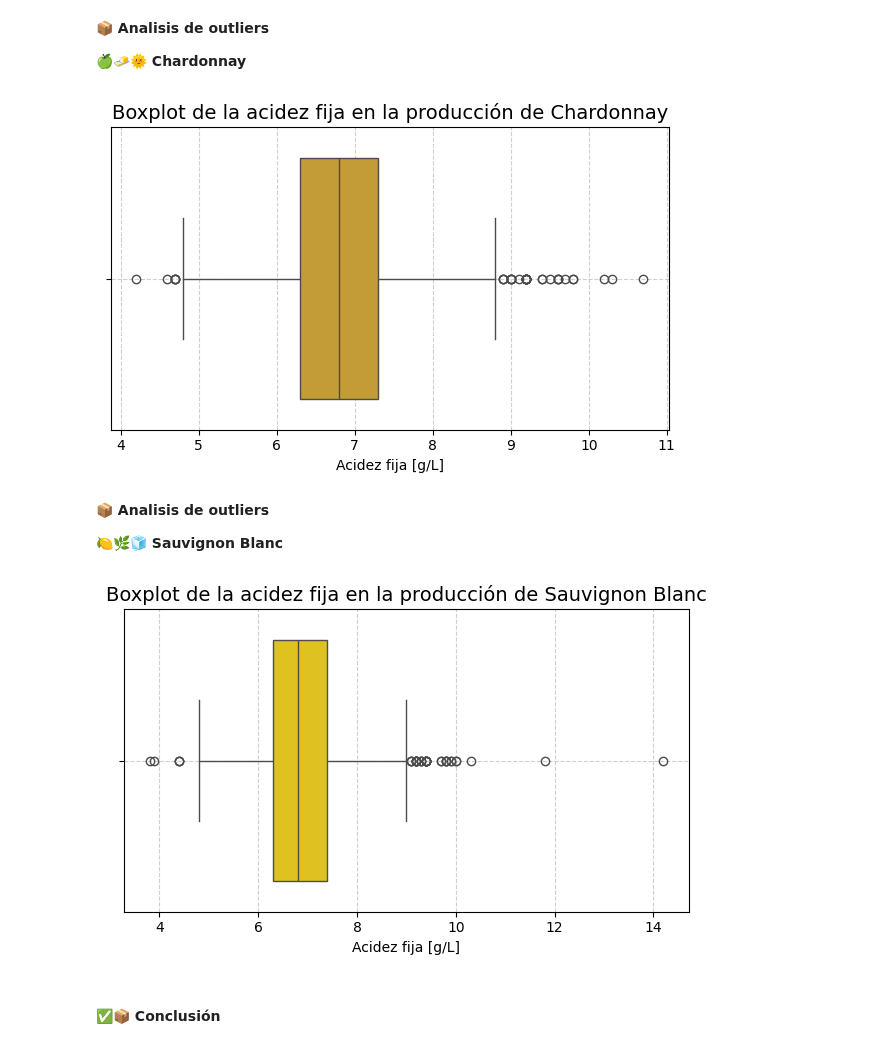
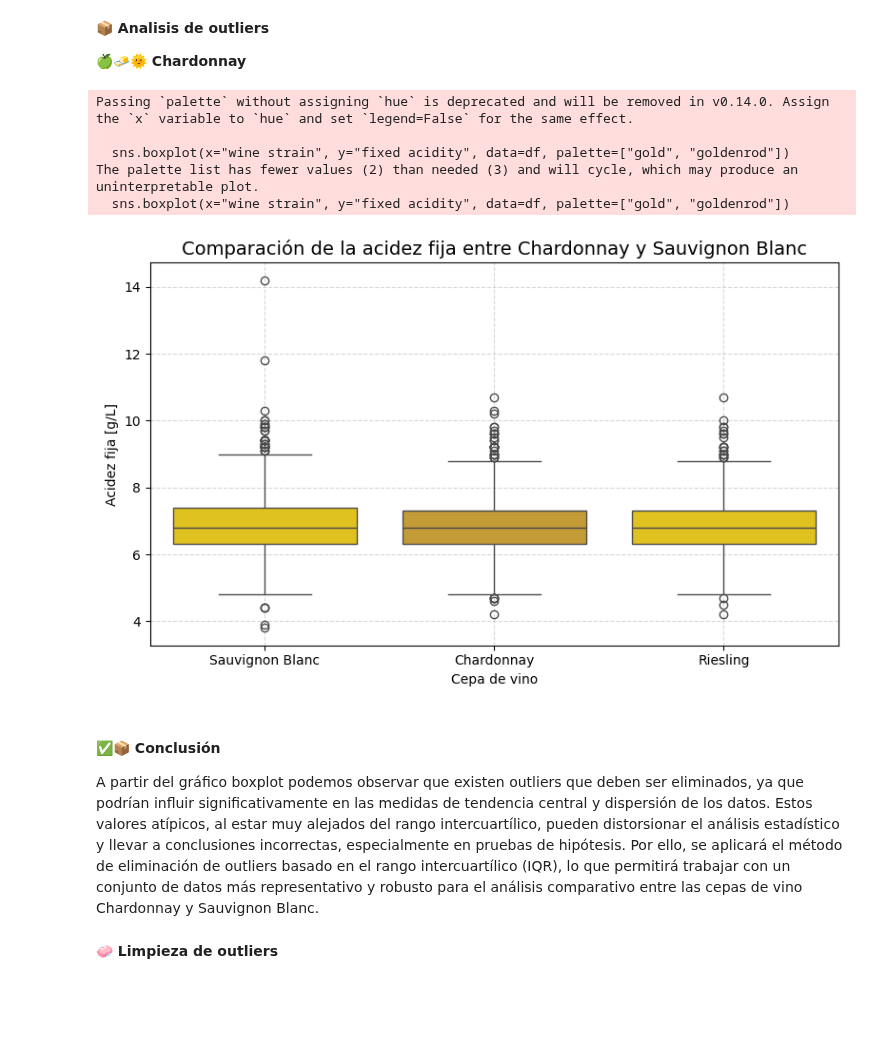
Before and after one commit to diadasiachilensis/data-science, a Jupyter notebook: ejercicios/8.vino/analisis.ipynb, the cells around one changed output. Saved outputs shown, nothing was run; the diff lists cells and outputs as text; code cells hidden in the pictures; blank space fills up the shorter version.

Commit message:
vinos v.1.4

```diff
--- a/ejercicios/8.vino/analisis.ipynb
+++ b/ejercicios/8.vino/analisis.ipynb
@@ -243,33 +243,27 @@ A pesar de que la visualización mediante el gráfico KDE sugiere una distribuci
 **📦 Analisis de outliers**
 
  **🍏🧈🌞 Chardonnay**
-# %%
-fig=plt.figure(figsize=(6,4))
-sns.boxplot(x=chardonnay,color='goldenrod')
-
-# Detalles visuales
-plt.title('Boxplot de la acidez fija en la producción de Chardonnay', fontsize=14)
-plt.xlabel('Acidez fija [g/L]')
-plt.grid(True, linestyle='--', alpha=0.6)
-plt.tight_layout()
-plt.show()
-# %% [output]
-[figure, removed]
-# %% [markdown]
-**📦 Analisis de outliers**
-
-**🍋🌿🧊 Sauvignon Blanc**
-# %%
-fig=plt.figure(figsize=(6,4))
-sns.boxplot(x=sauvignon,color='gold')
-
-# Detalles visuales
-plt.title('Boxplot de la acidez fija en la producción de Sauvignon Blanc', fontsize=14)
-plt.xlabel('Acidez fija [g/L]')
-plt.grid(True, linestyle='--', alpha=0.6)
-plt.tight_layout()
-plt.show()
-# %% [output]
-[figure, removed]
+# %%
+plt.figure(figsize=(8, 5))
+
+# Eje x = tipo de vino, eje y = acidez fija
+sns.boxplot(x="wine strain", y="fixed acidity", data=df, palette=["gold", "goldenrod"])
+
+plt.title("Comparación de la acidez fija entre Chardonnay y Sauvignon Blanc", fontsize=14)
+plt.xlabel("Cepa de vino")
+plt.ylabel("Acidez fija [g/L]")
+plt.grid(True, linestyle="--", alpha=0.5)
+plt.tight_layout()
+plt.show()
+# %% [output]
+Passing `palette` without assigning `hue` is deprecated and will be removed in v0.14.0. Assign the `x` variable to `hue` and set `legend=False` for the same effect.
+
+  sns.boxplot(x="wine strain", y="fixed acidity", data=df, palette=["gold", "goldenrod"])
+The palette list has fewer values (2) than needed (3) and will cycle, which may produce an uninterpretable plot.
+  sns.boxplot(x="wine strain", y="fixed acidity", data=df, palette=["gold", "goldenrod"])
+[figure, added]
 # %% [markdown]
 #### ✅📦 Conclusión
+A partir del gráfico boxplot podemos observar que existen outliers que deben ser eliminados, ya que podrían influir significativamente en las medidas de tendencia central y dispersión de los datos. Estos valores atípicos, al estar muy alejados del rango intercuartílico, pueden distorsionar el análisis estadístico y llevar a conclusiones incorrectas, especialmente en pruebas de hipótesis. Por ello, se aplicará el método de eliminación de outliers basado en el rango intercuartílico (IQR), lo que permitirá trabajar con un conjunto de datos más representativo y robusto para el análisis comparativo entre las cepas de vino Chardonnay y Sauvignon Blanc.
+# %% [markdown]
+**🧼 Limpieza de outliers**
```
Also changed, not shown: parts of 4 cells of this notebook.
